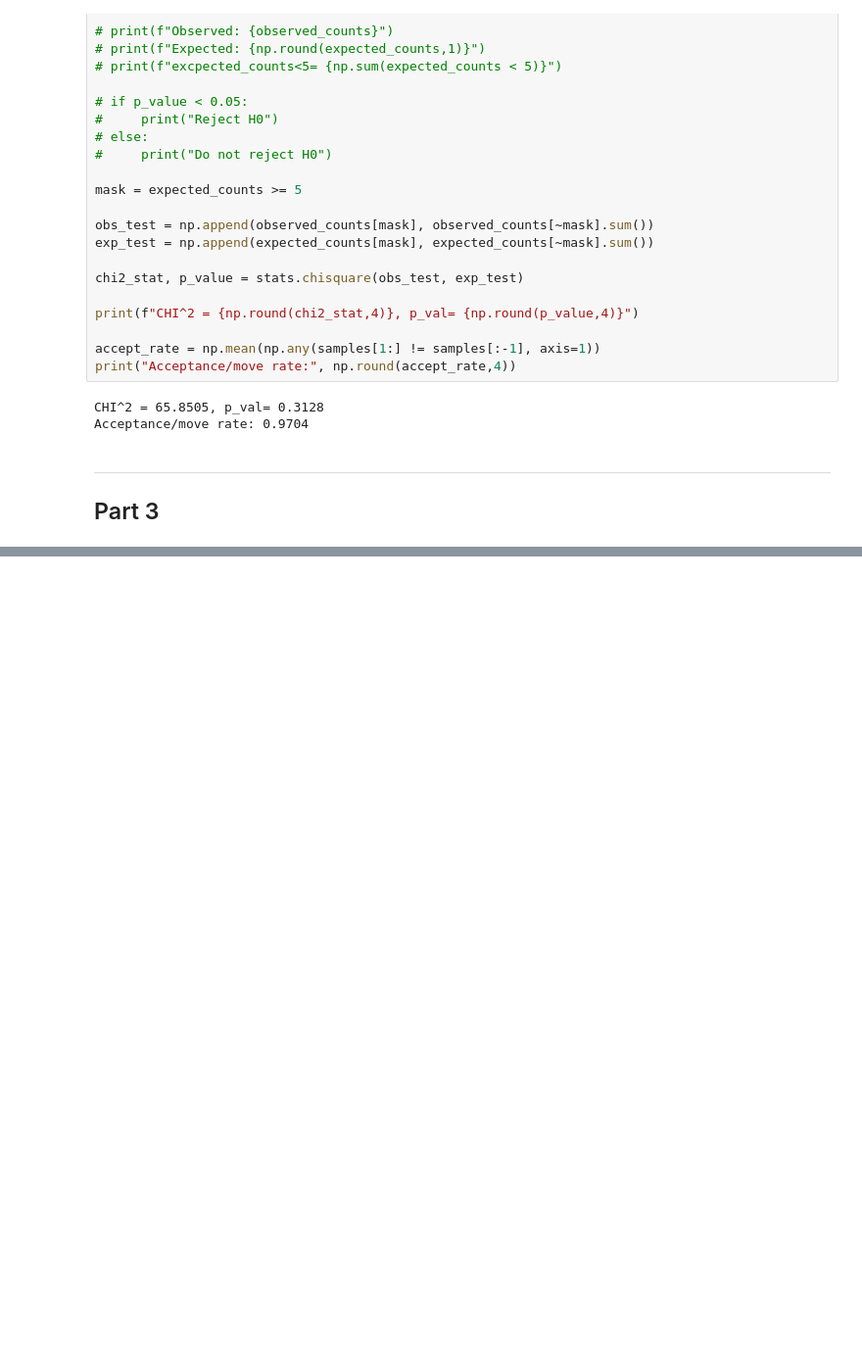
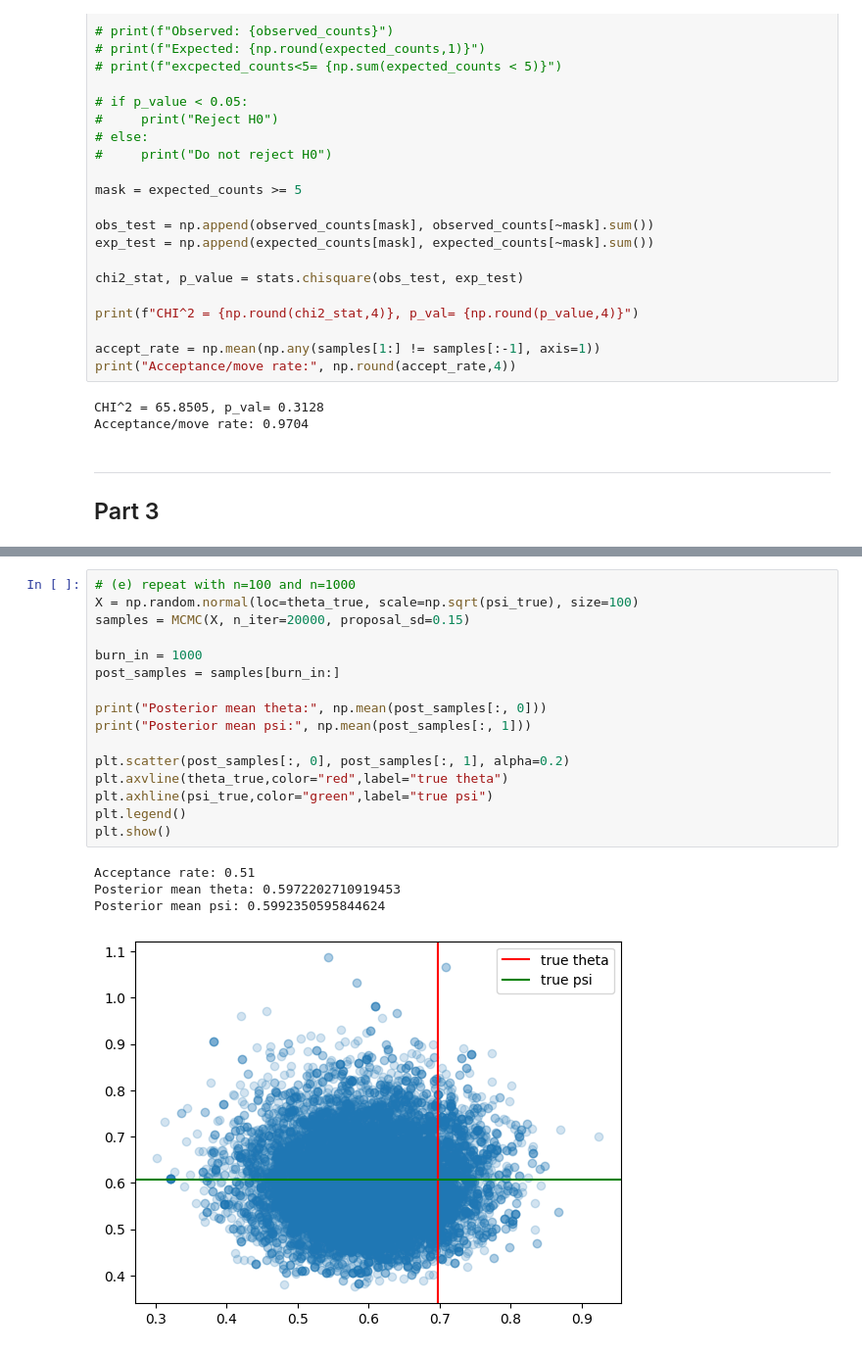
Before and after one commit to markus1573/stokastisk-simulering, a Jupyter notebook: Mathilde/Exercise6.ipynb, the cells around one changed output, grey strips where cells are left out. Shown at 98% size. Cells and saved outputs as stored; diff of their text form; blank space fills up the shorter version.

```diff
--- a/Mathilde/Exercise6.ipynb
+++ b/Mathilde/Exercise6.ipynb
@@ -467,0 +584,21 @@ def joint_dist(x,y,p,pi):
+# %%
+# (e) repeat with n=100 and n=1000
+X = np.random.normal(loc=theta_true, scale=np.sqrt(psi_true), size=100)
+samples = MCMC(X, n_iter=20000, proposal_sd=0.15)
+
+burn_in = 1000
+post_samples = samples[burn_in:]
+
+print("Posterior mean theta:", np.mean(post_samples[:, 0]))
+print("Posterior mean psi:", np.mean(post_samples[:, 1]))
+
+plt.scatter(post_samples[:, 0], post_samples[:, 1], alpha=0.2)
+plt.axvline(theta_true,color="red",label="true theta")
+plt.axhline(psi_true,color="green",label="true psi")
+plt.legend()
+plt.show()
+# %% [output]
+Acceptance rate: 0.51
+Posterior mean theta: 0.5972202710919453
+Posterior mean psi: 0.5992350595844624
+[figure, added]
```
Also changed, not shown: parts of 7 cells of this notebook, 1 other file.
